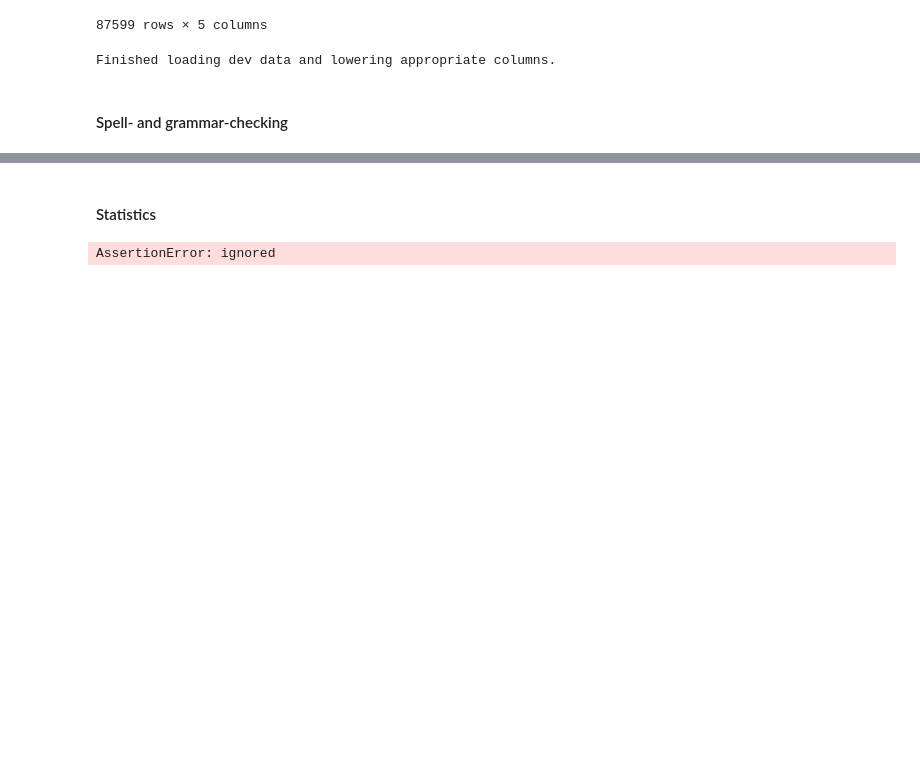
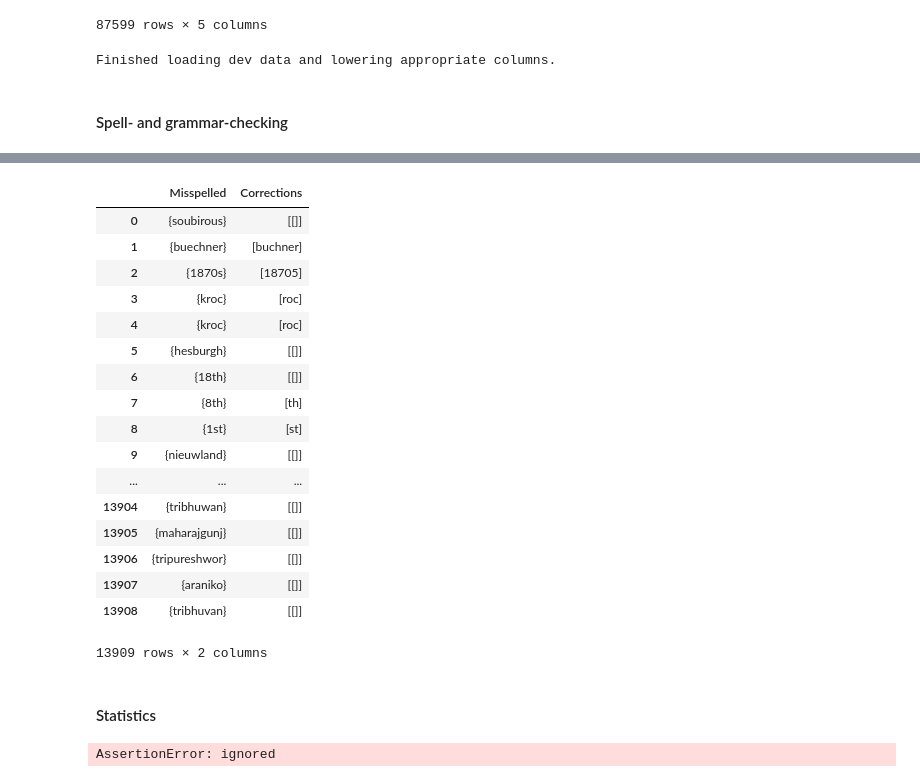
Before and after one commit to moonman239/Capstone-project, a Jupyter notebook: Capstone_project_merged.ipynb, the cells around one changed output, grey strips where cells are left out. Cells and saved outputs as stored; diff of their text form; code cells hidden in the pictures; blank space fills up the shorter version.

Commit message:
Fixed bug where strings with no misspellings were still returning.

```diff
--- a/Capstone_project_merged.ipynb
+++ b/Capstone_project_merged.ipynb
@@ -126,21 +126,30 @@ Finished loading dev data and lowering appropriate columns.
 def checkMisspellings(sentences):
   spell_checker = SpellChecker(distance=1)
   words = sentences.str.split().values
-  unknown = np.vectorize(spell_checker.unknown)
-  misspelledWords = unknown(words)
+  def getMisspelledWords(set_of_words):
+    misspelledWords = spell_checker.unknown(set_of_words)
+    if (len(misspelledWords) > 0):
+      return misspelledWords
+    else:
+      return ""
+  getMisspelledWords = np.vectorize(getMisspelledWords)
+  misspelledWords = getMisspelledWords(words)
+  # Get rid of empty sets.
+  misspelledWords = misspelledWords[np.where(misspelledWords != "")]
   def correctionFn(_list):
-    try:
-      corrections = []
-      for word in _list:
-        assert isinstance(word,str),"String expected."
+    corrections = []
+    for word in _list:
+      assert isinstance(word,str),"String expected."
+      correction = spell_checker.correction(word)
+      if (correction != None) & (correction != word):
         corrections.append(spell_checker.correction(word))
-      return corrections
-    except:
-      import sys
-      print(sys.exc_info())
+      else:
+        corrections.append([])
+    return corrections
   correctionFn = np.vectorize(correctionFn,otypes=[list])
-  corrections = correctionFn(np.array(["hello","me"]))
-  #words_with_corrections = np.hstack((misspelledWords,corrections))
-  return
+  corrections = correctionFn(misspelledWords)
+
+  words_with_corrections = pd.DataFrame({"Misspelled":misspelledWords,"Corrections":corrections})
+  return words_with_corrections
 # %%
 
@@ -168,7 +178,26 @@ print(testResults)
 
 None
 # %%
-misspelledWords = checkMisspellings(trainingData["answer_text"])
+checkMisspellings(trainingData["answer_text"])
+# %% [output]
+|  | Misspelled | Corrections |
+| 0 | {soubirous} | [[]] |
+| 1 | {buechner} | [buchner] |
+| 2 | {1870s} | [18705] |
+| 3 | {kroc} | [roc] |
+| 4 | {kroc} | [roc] |
+| 5 | {hesburgh} | [[]] |
+| 6 | {18th} | [[]] |
+| 7 | {8th} | [th] |
+| 8 | {1st} | [st] |
+| 9 | {nieuwland} | [[]] |
+| ... | ... | ... |
+| 13904 | {tribhuwan} | [[]] |
+| 13905 | {maharajgunj} | [[]] |
+| 13906 | {tripureshwor} | [[]] |
+| 13907 | {araniko} | [[]] |
+| 13908 | {tribhuvan} | [[]] |
+13909 rows × 2 columns
 # %% [markdown]
 #### Statistics
 # %%
```
Also changed, not shown: parts of 2 cells of this notebook.
